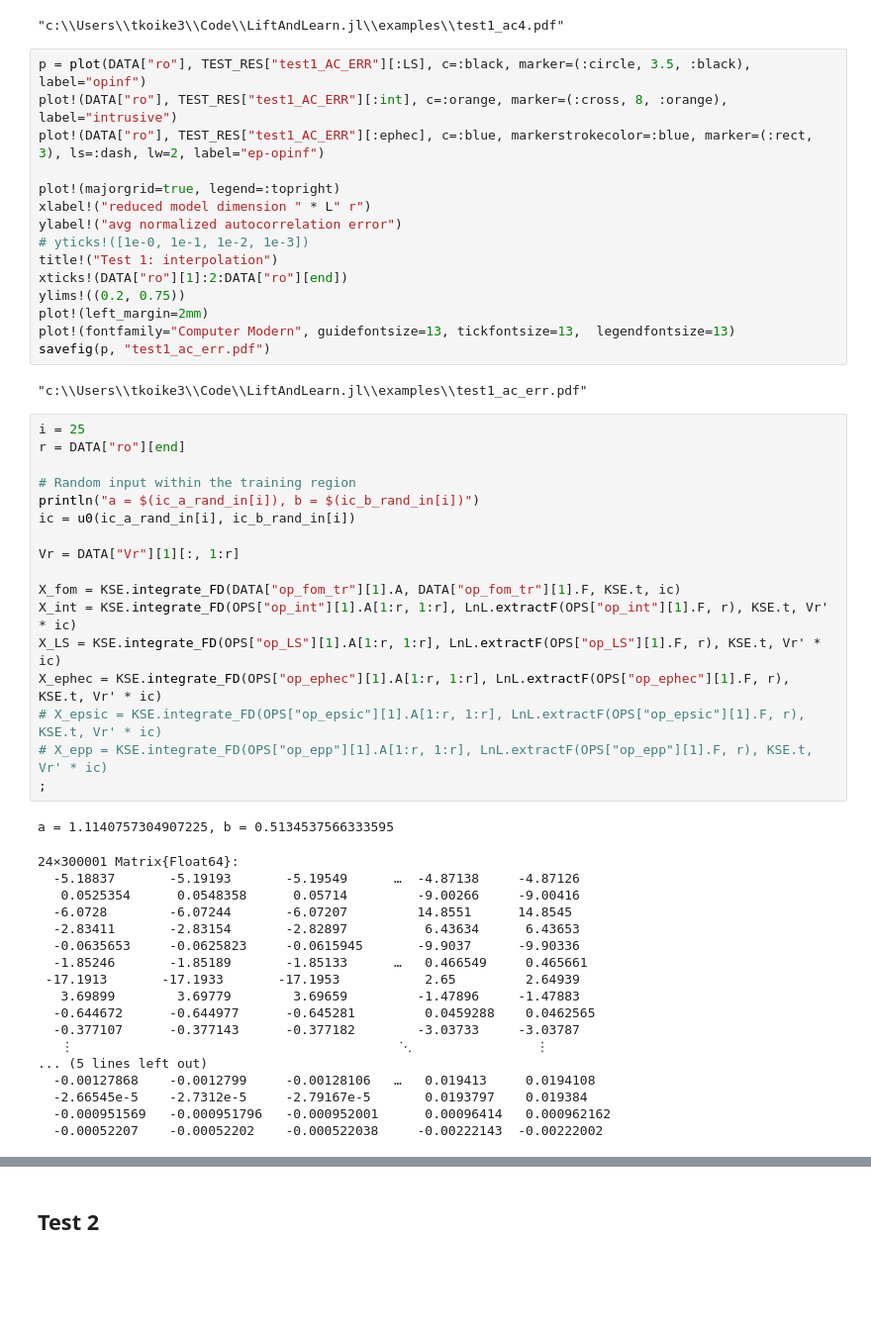
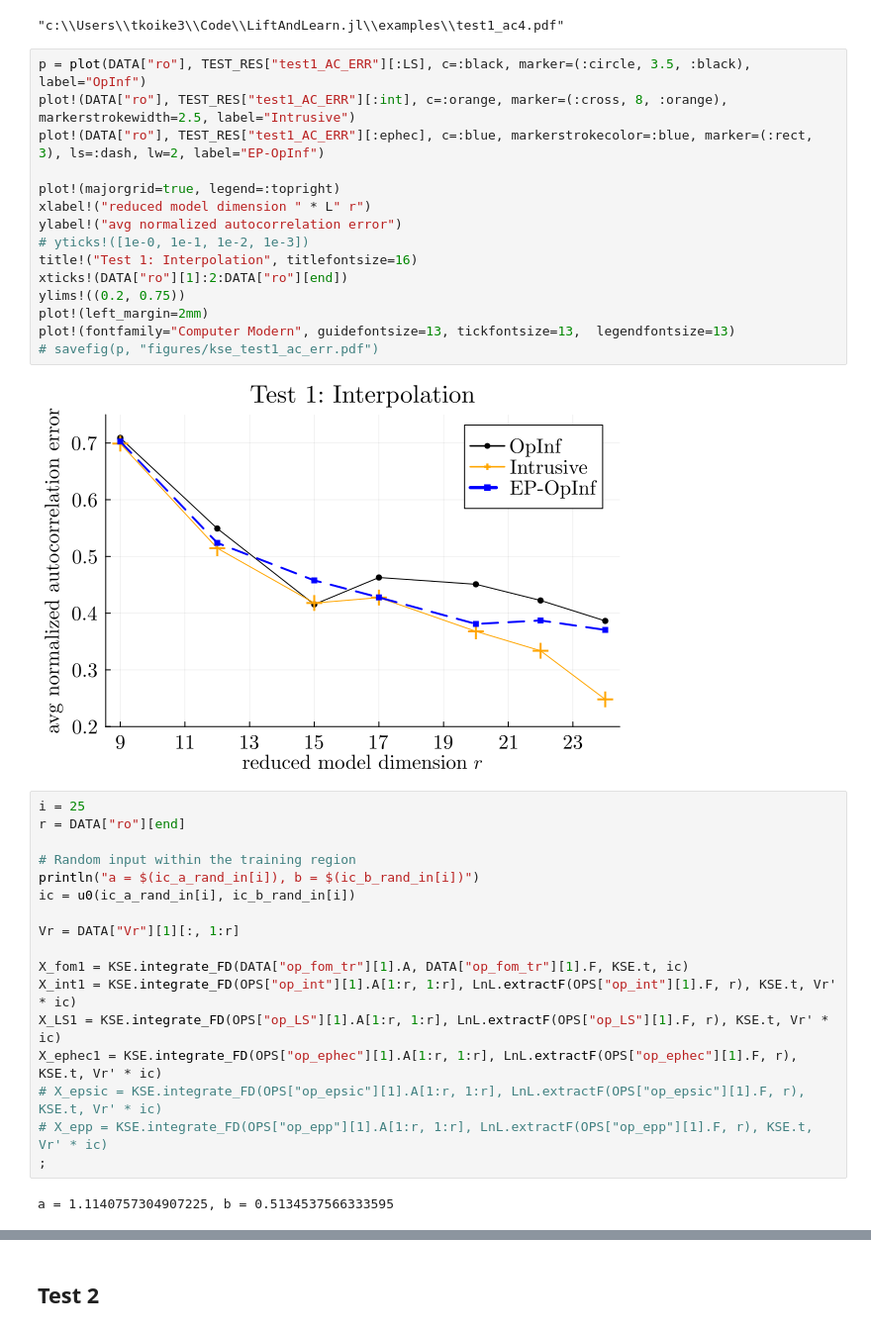
Before and after one commit to smallpondtom/LiftAndLearn.jl, a Jupyter notebook: examples/11_KSE_EP-OpInf_test.ipynb, the cells around one changed output, grey strips where cells are left out. Shown at 99% size. Drawn from its saved outputs; the diff is of its cells as text; blank space fills up the shorter version.

Commit message:
save changes for plotting results and LCE.

```diff
--- a/examples/11_KSE_EP-OpInf_test.ipynb
+++ b/examples/11_KSE_EP-OpInf_test.ipynb
@@ -204,22 +212,22 @@ savefig(p, "test1_ac4.pdf")
 # %% [output]
 "c:\\Users\\tkoike3\\Code\\LiftAndLearn.jl\\examples\\test1_ac4.pdf"
 # %%
-p = plot(DATA["ro"], TEST_RES["test1_AC_ERR"][:LS], c=:black, marker=(:circle, 3.5, :black), label="opinf")
-plot!(DATA["ro"], TEST_RES["test1_AC_ERR"][:int], c=:orange, marker=(:cross, 8, :orange), label="intrusive")
-plot!(DATA["ro"], TEST_RES["test1_AC_ERR"][:ephec], c=:blue, markerstrokecolor=:blue, marker=(:rect, 3), ls=:dash, lw=2, label="ep-opinf")
+p = plot(DATA["ro"], TEST_RES["test1_AC_ERR"][:LS], c=:black, marker=(:circle, 3.5, :black), label="OpInf")
+plot!(DATA["ro"], TEST_RES["test1_AC_ERR"][:int], c=:orange, marker=(:cross, 8, :orange), markerstrokewidth=2.5, label="Intrusive")
+plot!(DATA["ro"], TEST_RES["test1_AC_ERR"][:ephec], c=:blue, markerstrokecolor=:blue, marker=(:rect, 3), ls=:dash, lw=2, label="EP-OpInf")
 
 plot!(majorgrid=true, legend=:topright)
 xlabel!("reduced model dimension " * L" r")
 ylabel!("avg normalized autocorrelation error")
 # yticks!([1e-0, 1e-1, 1e-2, 1e-3])
-title!("Test 1: interpolation")
+title!("Test 1: Interpolation", titlefontsize=16)
 xticks!(DATA["ro"][1]:2:DATA["ro"][end])
 ylims!((0.2, 0.75))
 plot!(left_margin=2mm)
 plot!(fontfamily="Computer Modern", guidefontsize=13, tickfontsize=13,  legendfontsize=13)
-savefig(p, "test1_ac_err.pdf")
+# savefig(p, "figures/kse_test1_ac_err.pdf")
 # %% [output]
-"c:\\Users\\tkoike3\\Code\\LiftAndLearn.jl\\examples\\test1_ac_err.pdf"
+[figure, added]
 # %%
 i = 25
 r = DATA["ro"][end]
@@ -230,32 +238,15 @@ ic = u0(ic_a_rand_in[i], ic_b_rand_in[i])
 
 Vr = DATA["Vr"][1][:, 1:r]
 
-X_fom = KSE.integrate_FD(DATA["op_fom_tr"][1].A, DATA["op_fom_tr"][1].F, KSE.t, ic)
-X_int = KSE.integrate_FD(OPS["op_int"][1].A[1:r, 1:r], LnL.extractF(OPS["op_int"][1].F, r), KSE.t, Vr' * ic)
-X_LS = KSE.integrate_FD(OPS["op_LS"][1].A[1:r, 1:r], LnL.extractF(OPS["op_LS"][1].F, r), KSE.t, Vr' * ic)
-X_ephec = KSE.integrate_FD(OPS["op_ephec"][1].A[1:r, 1:r], LnL.extractF(OPS["op_ephec"][1].F, r), KSE.t, Vr' * ic)
+X_fom1 = KSE.integrate_FD(DATA["op_fom_tr"][1].A, DATA["op_fom_tr"][1].F, KSE.t, ic)
+X_int1 = KSE.integrate_FD(OPS["op_int"][1].A[1:r, 1:r], LnL.extractF(OPS["op_int"][1].F, r), KSE.t, Vr' * ic)
+X_LS1 = KSE.integrate_FD(OPS["op_LS"][1].A[1:r, 1:r], LnL.extractF(OPS["op_LS"][1].F, r), KSE.t, Vr' * ic)
+X_ephec1 = KSE.integrate_FD(OPS["op_ephec"][1].A[1:r, 1:r], LnL.extractF(OPS["op_ephec"][1].F, r), KSE.t, Vr' * ic)
 # X_epsic = KSE.integrate_FD(OPS["op_epsic"][1].A[1:r, 1:r], LnL.extractF(OPS["op_epsic"][1].F, r), KSE.t, Vr' * ic)
 # X_epp = KSE.integrate_FD(OPS["op_epp"][1].A[1:r, 1:r], LnL.extractF(OPS["op_epp"][1].F, r), KSE.t, Vr' * ic)
 ;
 # %% [output]
 a = 1.1140757304907225, b = 0.5134537566333595
-24×300001 Matrix{Float64}:
-  -5.18837       -5.19193       -5.19549      …  -4.87138     -4.87126
-   0.0525354      0.0548358      0.05714         -9.00266     -9.00416
-  -6.0728        -6.07244       -6.07207         14.8551      14.8545
-  -2.83411       -2.83154       -2.82897          6.43634      6.43653
-  -0.0635653     -0.0625823     -0.0615945       -9.9037      -9.90336
-  -1.85246       -1.85189       -1.85133      …   0.466549     0.465661
- -17.1913       -17.1933       -17.1953           2.65         2.64939
-   3.69899        3.69779        3.69659         -1.47896     -1.47883
-  -0.644672      -0.644977      -0.645281         0.0459288    0.0462565
-  -0.377107      -0.377143      -0.377182        -3.03733     -3.03787
-   ⋮                                          ⋱                ⋮
-... (5 lines left out)
-  -0.00127868    -0.0012799     -0.00128106   …   0.019413     0.0194108
-  -2.66545e-5    -2.7312e-5     -2.79167e-5       0.0193797    0.019384
-  -0.000951569   -0.000951796   -0.000952001      0.00096414   0.000962162
-  -0.00052207    -0.00052202    -0.000522038     -0.00222143  -0.00222002
 # %%
 # lout = @layout [a{0.3h}; [grid(2,2)]]
 lout = @layout [grid(4,2)]
```
Also changed, not shown: parts of 8 cells of this notebook, 11 other files.
